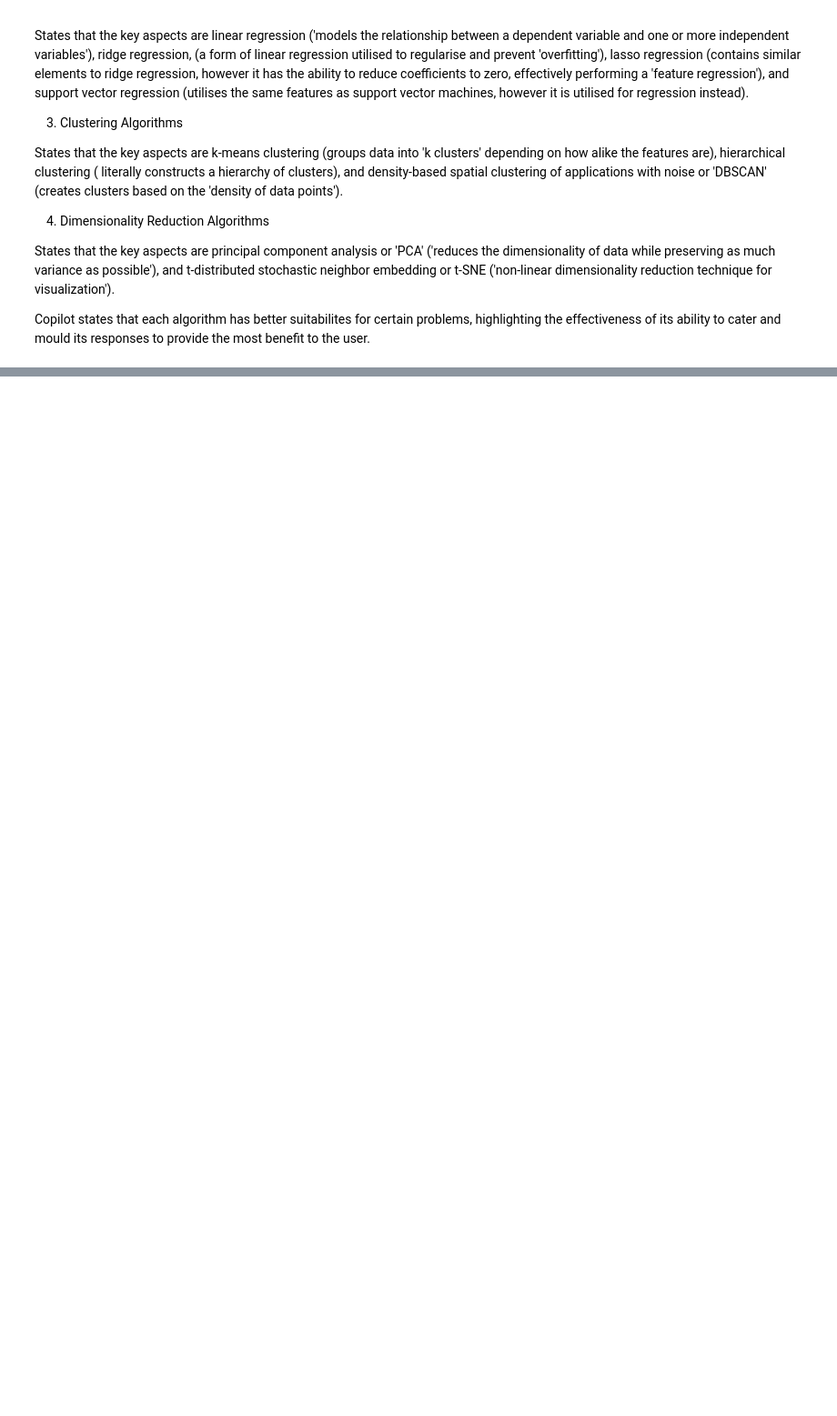
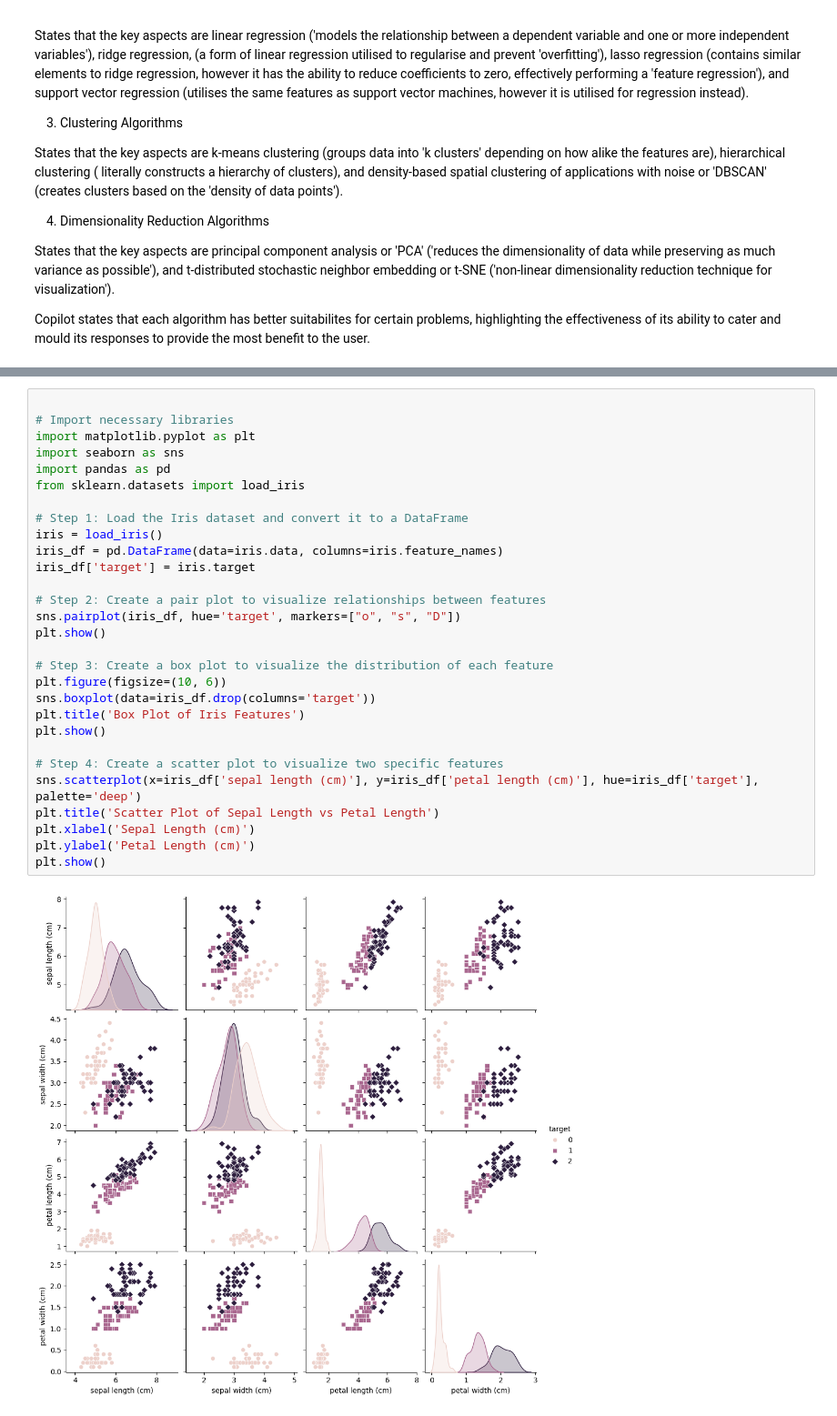
Before and after one commit to lannah2/ai-for-the-arts, a Jupyter notebook: coding_exercises.ipynb, the cells around one changed output, grey strips where cells are left out. Shown at 91% size. Saved outputs shown, nothing was run; the diff lists cells and outputs as text; blank space fills up the shorter version.

Commit message:
Loading Datasets

```diff
--- a/coding_exercises.ipynb
+++ b/coding_exercises.ipynb
@@ -586,0 +657,31 @@ Copilot states that each algorithm has better suitabilites for certain problems,
+# %%
+
+# Import necessary libraries
+import matplotlib.pyplot as plt
+import seaborn as sns
+import pandas as pd
+from sklearn.datasets import load_iris
+
+# Step 1: Load the Iris dataset and convert it to a DataFrame
+iris = load_iris()
+iris_df = pd.DataFrame(data=iris.data, columns=iris.feature_names)
+iris_df['target'] = iris.target
+
+# Step 2: Create a pair plot to visualize relationships between features
+sns.pairplot(iris_df, hue='target', markers=["o", "s", "D"])
+plt.show()
+
+# Step 3: Create a box plot to visualize the distribution of each feature
+plt.figure(figsize=(10, 6))
+sns.boxplot(data=iris_df.drop(columns='target'))
+plt.title('Box Plot of Iris Features')
+plt.show()
+
+# Step 4: Create a scatter plot to visualize two specific features
+sns.scatterplot(x=iris_df['sepal length (cm)'], y=iris_df['petal length (cm)'], hue=iris_df['target'], palette='deep')
+plt.title('Scatter Plot of Sepal Length vs Petal Length')
+plt.xlabel('Sepal Length (cm)')
+plt.ylabel('Petal Length (cm)')
+plt.show()
+# %% [output]
+[figure, added]
```
Also changed, not shown: parts of 12 cells of this notebook.
